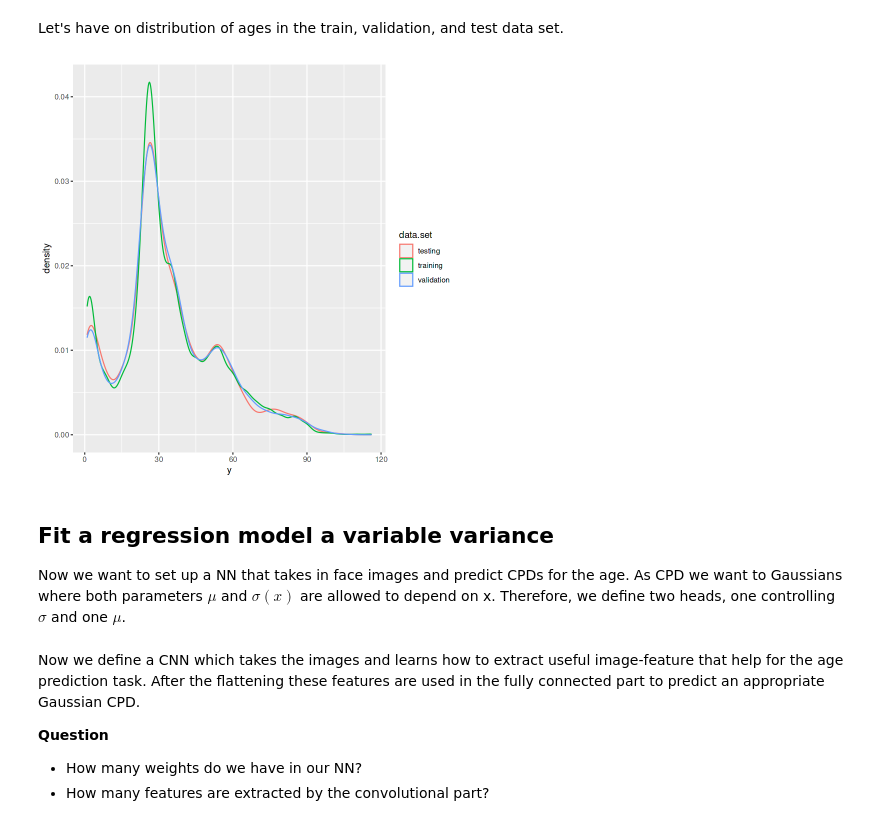
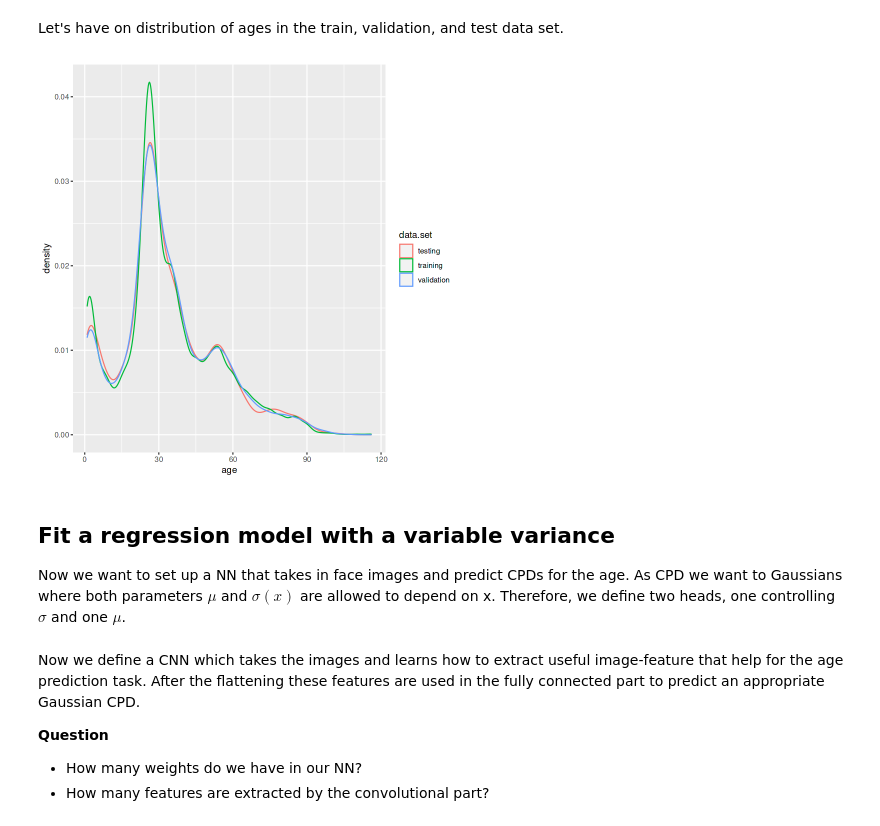
Before and after one commit to tensorchiefs/dl_r_2022, a Jupyter notebook: notebooks/08-utkface.ipynb, the cells around one changed output. Saved outputs shown, nothing was run; the diff lists cells and outputs as text; code cells hidden in the pictures.

```diff
--- a/notebooks/08-utkface.ipynb
+++ b/notebooks/08-utkface.ipynb
@@ -150,13 +157,14 @@ Let's have on distribution of ages in the train, validation, and test data set.
 # %%
 library(ggplot2)
 df = data.frame(y=y_train, data.set = 'training')
 df = rbind(df, data.frame(y=y_test, data.set = 'testing'))
 df = rbind(df, data.frame(y=y_valid, data.set = 'validation'))
-ggplot(df) + geom_density(aes(x=y, color=data.set))
+p_age_dist=ggplot(df) + geom_density(aes(x=y, color=data.set))+ xlab("age")
+p_age_dist
 # %% [output]
-[figure, old version]
+[figure, new version]
 # %% [markdown]
-## Fit a regression model a variable variance
+## Fit a regression model with a variable variance
 
 Now we want to set up a NN that takes in face images and predict CPDs for the age.  As CPD we want to Gaussians where both parameters $\mu$ and $\sigma(x)$ are allowed to depend on x. Therefore, we define two heads, one controlling $\sigma$ and one $\mu$.
 # %%
```
Also changed, not shown: parts of 25 cells of this notebook.
